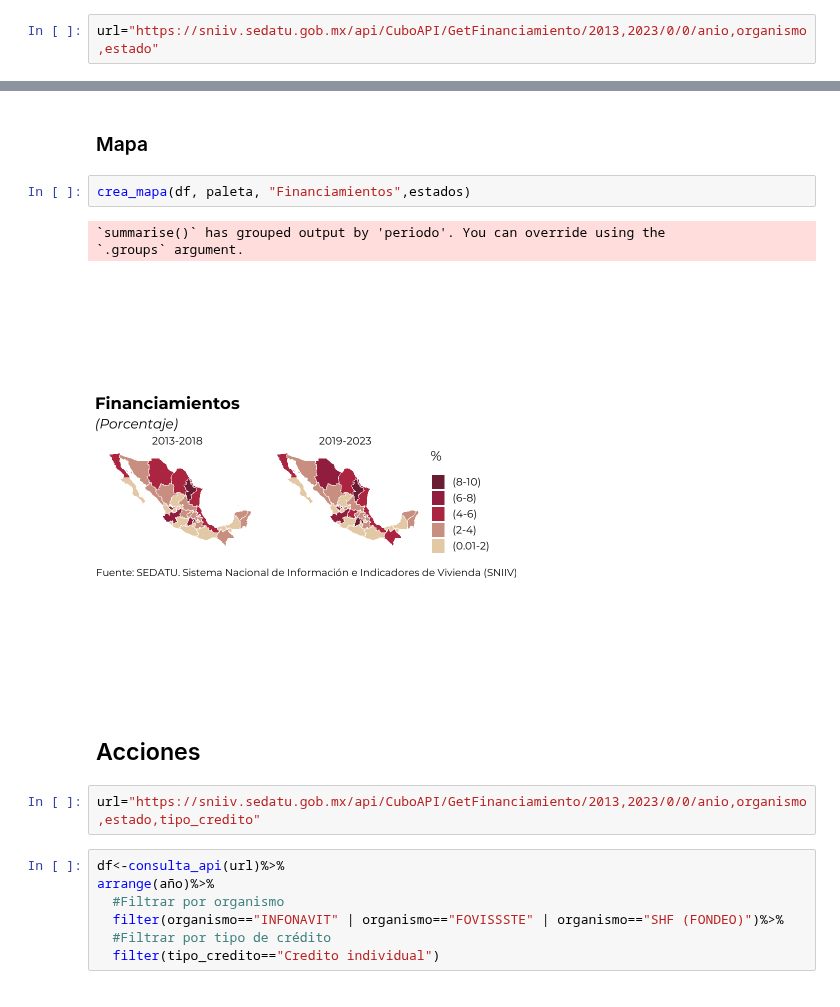
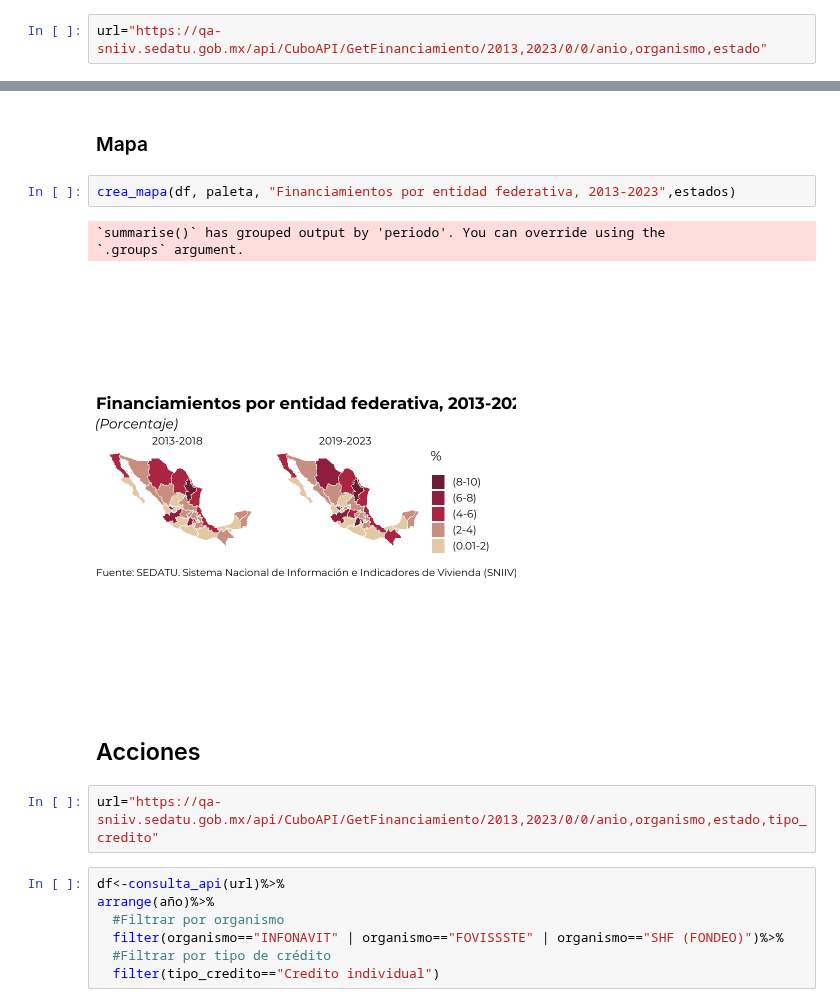
Before and after one commit to claudiodanielpc/datavivi, a Jupyter notebook: numeralia.ipynb, the cells around one changed output, grey strips where cells are left out. Saved outputs shown, nothing was run; the diff lists cells and outputs as text.

```diff
--- a/numeralia.ipynb
+++ b/numeralia.ipynb
@@ -276,7 +281,7 @@ crea_mapa(df, paleta, "Subsidios CONAVI",estados)
 # %% [markdown]
 ## Financiamientos
 # %%
-url="https://sniiv.sedatu.gob.mx/api/CuboAPI/GetFinanciamiento/2013,2023/0/0/anio,organismo,estado"
+url="https://qa-sniiv.sedatu.gob.mx/api/CuboAPI/GetFinanciamiento/2013,2023/0/0/anio,organismo,estado"
 # %%
 df<-consulta_api(url)%>%
 arrange(año)%>%
@@ -302,15 +307,15 @@ crea_tabla("Financiamientos","financiamientos.png")
 # %% [markdown]
 ### Mapa
 # %%
-crea_mapa(df, paleta, "Financiamientos",estados)
+crea_mapa(df, paleta, "Financiamientos por entidad federativa, 2013-2023",estados)
 # %% [output]
 `summarise()` has grouped output by 'periodo'. You can override using the
 `.groups` argument.
-[figure, old version]
+[figure, new version]
 # %% [markdown]
 ## Acciones
 # %%
-url="https://sniiv.sedatu.gob.mx/api/CuboAPI/GetFinanciamiento/2013,2023/0/0/anio,organismo,estado,tipo_credito"
+url="https://qa-sniiv.sedatu.gob.mx/api/CuboAPI/GetFinanciamiento/2013,2023/0/0/anio,organismo,estado,tipo_credito"
 # %%
 df<-consulta_api(url)%>%
 arrange(año)%>%
```
Also changed, not shown: parts of 7 cells of this notebook.
